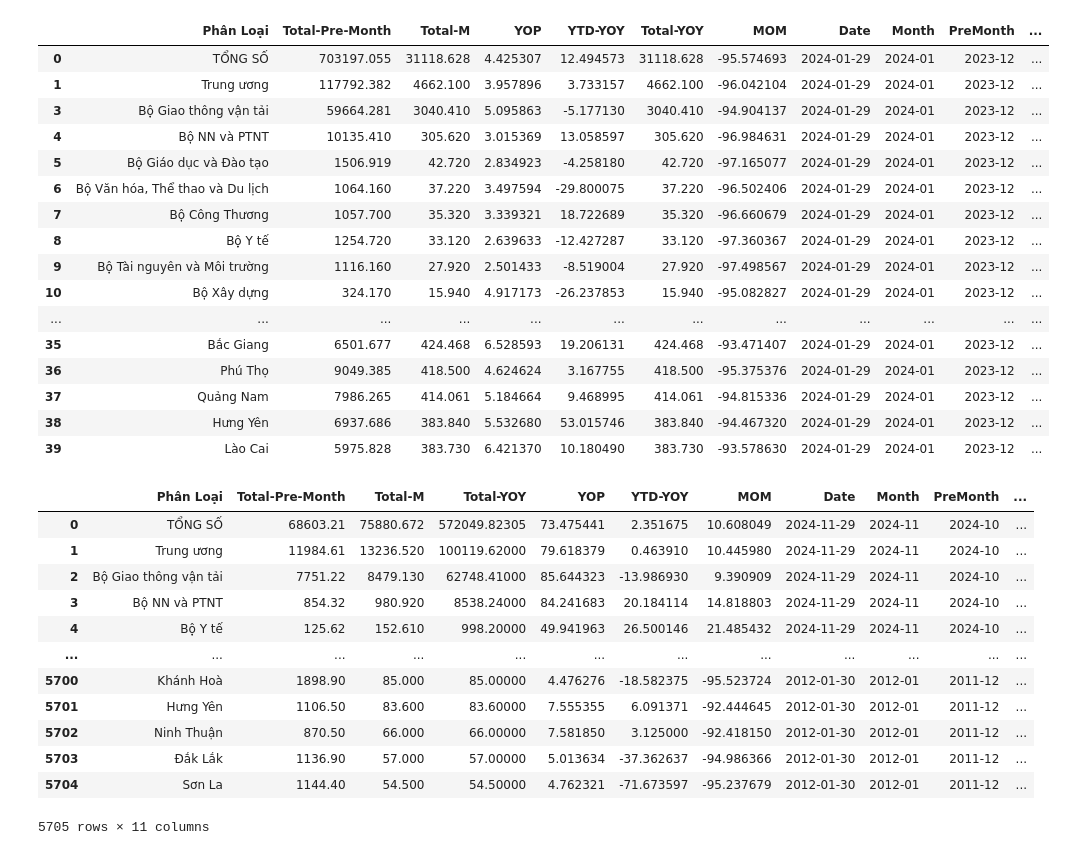
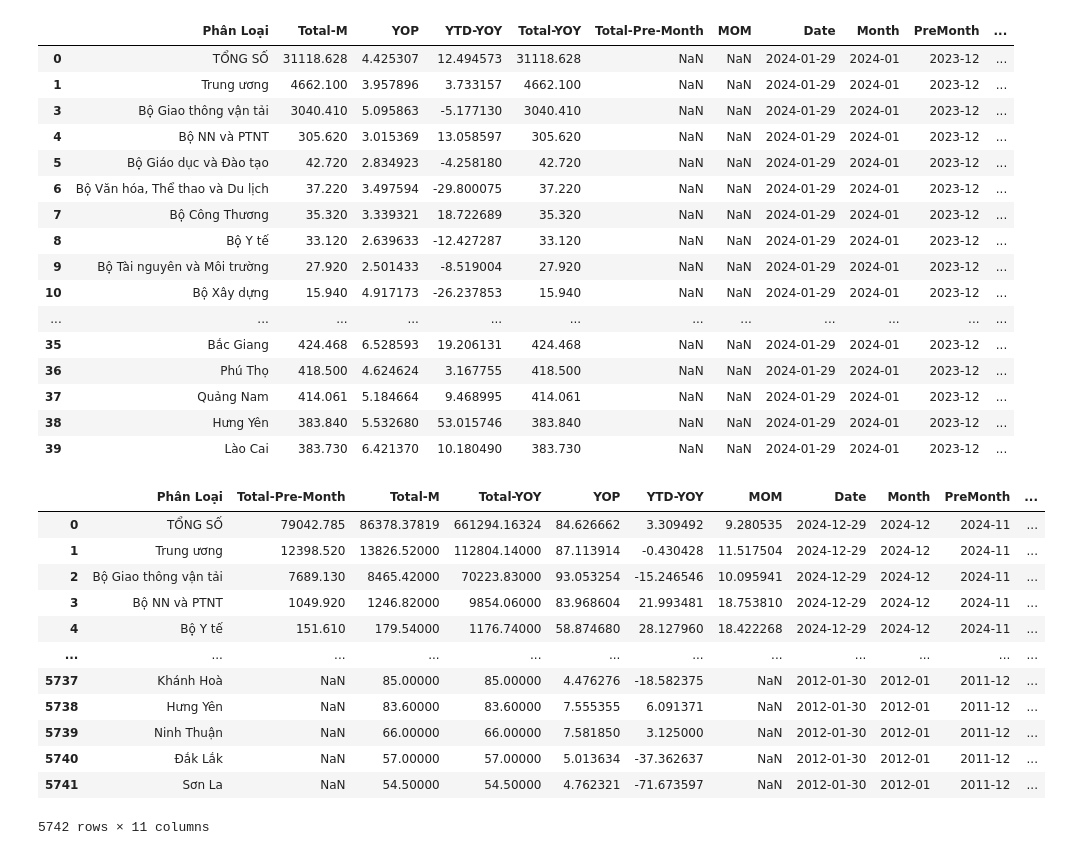
Before and after one commit to hiennguyen9874/vn-macroeconomics, a Jupyter notebook: notebooks/VDT.ipynb, the cells around one changed output. Saved outputs shown, nothing was run; the diff lists cells and outputs as text; code cells hidden in the pictures.

```diff
--- a/notebooks/VDT.ipynb
+++ b/notebooks/VDT.ipynb
@@ -193,10 +193,11 @@ def get_vdt(xl, sheet_name, date):
 
         df["YTD-YOY"] = df["YTD-YOY"] - 100
     elif len(df.columns) == 5 and int(date.split("-")[1]) == 1:
-        df.columns = ["Phân Loại", "Total-Pre-Month", "Total-M", "YOP", "YTD-YOY"]
+        df = df.drop(columns=df.columns[1])
+        df.columns = ["Phân Loại", "Total-M", "YOP", "YTD-YOY"]
         df["Total-YOY"] = df["Total-M"]
-
         df["YTD-YOY"] = df["YTD-YOY"] - 100
+        df['Total-Pre-Month'] = np.nan
     else:
         raise RuntimeError
 
@@ -216,50 +217,50 @@ def get_vdt(xl, sheet_name, date):
     df["Date"] = date
     df["Date"] = pd.to_datetime(df["Date"], dayfirst=False)
 
     df["Month"] = df["Date"].dt.strftime("%Y-%m")
 
     df["PreMonth"] = (
         df["Date"]
         .apply(
             lambda x: (
                 x.replace(month=x.month - 1, day=1)
                 if x.month > 1
                 else x.replace(year=x.year - 1, month=12, day=1)
             )
         )
         .dt.strftime("%Y-%m")
     )
 
     df["PreYearMonth"] = (
         df["Date"]
         .apply(lambda x: x.replace(year=x.year - 1, day=1))
         .dt.strftime("%Y-%m")
     )
 
     return df
 
 
 xl = pd.ExcelFile("../datas/2024-01-29-02-Bieu-T1-2024-1.xlsx")
 
 get_vdt(xl, find_sheet_name(xl.sheet_names), "2024-01-29")
 # %% [output]
-|  | Phân Loại | Total-Pre-Month | Total-M | YOP | YTD-YOY | Total-YOY | MOM | Date | Month | PreMonth | ... |
-| 0 | TỔNG SỐ | 703197.055 | 31118.628 | 4.425307 | 12.494573 | 31118.628 | -95.574693 | 2024-01-29 | 2024-01 | 2023-12 | ... |
-| 1 | Trung ương | 117792.382 | 4662.100 | 3.957896 | 3.733157 | 4662.100 | -96.042104 | 2024-01-29 | 2024-01 | 2023-12 | ... |
-| 3 | Bộ Giao thông vận tải | 59664.281 | 3040.410 | 5.095863 | -5.177130 | 3040.410 | -94.904137 | 2024-01-29 | 2024-01 | 2023-12 | ... |
-| 4 | Bộ NN và PTNT | 10135.410 | 305.620 | 3.015369 | 13.058597 | 305.620 | -96.984631 | 2024-01-29 | 2024-01 | 2023-12 | ... |
-| 5 | Bộ Giáo dục và Đào tạo | 1506.919 | 42.720 | 2.834923 | -4.258180 | 42.720 | -97.165077 | 2024-01-29 | 2024-01 | 2023-12 | ... |
-| 6 | Bộ Văn hóa, Thể thao và Du lịch | 1064.160 | 37.220 | 3.497594 | -29.800075 | 37.220 | -96.502406 | 2024-01-29 | 2024-01 | 2023-12 | ... |
-| 7 | Bộ Công Thương | 1057.700 | 35.320 | 3.339321 | 18.722689 | 35.320 | -96.660679 | 2024-01-29 | 2024-01 | 2023-12 | ... |
-| 8 | Bộ Y tế | 1254.720 | 33.120 | 2.639633 | -12.427287 | 33.120 | -97.360367 | 2024-01-29 | 2024-01 | 2023-12 | ... |
-| 9 | Bộ Tài nguyên và Môi trường | 1116.160 | 27.920 | 2.501433 | -8.519004 | 27.920 | -97.498567 | 2024-01-29 | 2024-01 | 2023-12 | ... |
-| 10 | Bộ Xây dựng | 324.170 | 15.940 | 4.917173 | -26.237853 | 15.940 | -95.082827 | 2024-01-29 | 2024-01 | 2023-12 | ... |
+|  | Phân Loại | Total-M | YOP | YTD-YOY | Total-YOY | Total-Pre-Month | MOM | Date | Month | PreMonth | ... |
+| 0 | TỔNG SỐ | 31118.628 | 4.425307 | 12.494573 | 31118.628 | NaN | NaN | 2024-01-29 | 2024-01 | 2023-12 | ... |
+| 1 | Trung ương | 4662.100 | 3.957896 | 3.733157 | 4662.100 | NaN | NaN | 2024-01-29 | 2024-01 | 2023-12 | ... |
+| 3 | Bộ Giao thông vận tải | 3040.410 | 5.095863 | -5.177130 | 3040.410 | NaN | NaN | 2024-01-29 | 2024-01 | 2023-12 | ... |
+| 4 | Bộ NN và PTNT | 305.620 | 3.015369 | 13.058597 | 305.620 | NaN | NaN | 2024-01-29 | 2024-01 | 2023-12 | ... |
+| 5 | Bộ Giáo dục và Đào tạo | 42.720 | 2.834923 | -4.258180 | 42.720 | NaN | NaN | 2024-01-29 | 2024-01 | 2023-12 | ... |
+| 6 | Bộ Văn hóa, Thể thao và Du lịch | 37.220 | 3.497594 | -29.800075 | 37.220 | NaN | NaN | 2024-01-29 | 2024-01 | 2023-12 | ... |
+| 7 | Bộ Công Thương | 35.320 | 3.339321 | 18.722689 | 35.320 | NaN | NaN | 2024-01-29 | 2024-01 | 2023-12 | ... |
+| 8 | Bộ Y tế | 33.120 | 2.639633 | -12.427287 | 33.120 | NaN | NaN | 2024-01-29 | 2024-01 | 2023-12 | ... |
+| 9 | Bộ Tài nguyên và Môi trường | 27.920 | 2.501433 | -8.519004 | 27.920 | NaN | NaN | 2024-01-29 | 2024-01 | 2023-12 | ... |
+| 10 | Bộ Xây dựng | 15.940 | 4.917173 | -26.237853 | 15.940 | NaN | NaN | 2024-01-29 | 2024-01 | 2023-12 | ... |
 | ... | ... | ... | ... | ... | ... | ... | ... | ... | ... | ... | ... |
-| 35 | Bắc Giang | 6501.677 | 424.468 | 6.528593 | 19.206131 | 424.468 | -93.471407 | 2024-01-29 | 2024-01 | 2023-12 | ... |
-| 36 | Phú Thọ | 9049.385 | 418.500 | 4.624624 | 3.167755 | 418.500 | -95.375376 | 2024-01-29 | 2024-01 | 2023-12 | ... |
-| 37 | Quảng Nam | 7986.265 | 414.061 | 5.184664 | 9.468995 | 414.061 | -94.815336 | 2024-01-29 | 2024-01 | 2023-12 | ... |
-| 38 | Hưng Yên | 6937.686 | 383.840 | 5.532680 | 53.015746 | 383.840 | -94.467320 | 2024-01-29 | 2024-01 | 2023-12 | ... |
-| 39 | Lào Cai | 5975.828 | 383.730 | 6.421370 | 10.180490 | 383.730 | -93.578630 | 2024-01-29 | 2024-01 | 2023-12 | ... |
+| 35 | Bắc Giang | 424.468 | 6.528593 | 19.206131 | 424.468 | NaN | NaN | 2024-01-29 | 2024-01 | 2023-12 | ... |
+| 36 | Phú Thọ | 418.500 | 4.624624 | 3.167755 | 418.500 | NaN | NaN | 2024-01-29 | 2024-01 | 2023-12 | ... |
+| 37 | Quảng Nam | 414.061 | 5.184664 | 9.468995 | 414.061 | NaN | NaN | 2024-01-29 | 2024-01 | 2023-12 | ... |
+| 38 | Hưng Yên | 383.840 | 5.532680 | 53.015746 | 383.840 | NaN | NaN | 2024-01-29 | 2024-01 | 2023-12 | ... |
+| 39 | Lào Cai | 383.730 | 6.421370 | 10.180490 | 383.730 | NaN | NaN | 2024-01-29 | 2024-01 | 2023-12 | ... |
 # %%
 import os
 import contextlib
@@ -297,18 +298,18 @@ dfs_vdt["Date"] = pd.to_datetime(dfs_vdt["Date"], dayfirst=False)
 dfs_vdt
 # %% [output]
 |  | Phân Loại | Total-Pre-Month | Total-M | Total-YOY | YOP | YTD-YOY | MOM | Date | Month | PreMonth | ... |
-| 0 | TỔNG SỐ | 68603.21 | 75880.672 | 572049.82305 | 73.475441 | 2.351675 | 10.608049 | 2024-11-29 | 2024-11 | 2024-10 | ... |
-| 1 | Trung ương | 11984.61 | 13236.520 | 100119.62000 | 79.618379 | 0.463910 | 10.445980 | 2024-11-29 | 2024-11 | 2024-10 | ... |
-| 2 | Bộ Giao thông vận tải | 7751.22 | 8479.130 | 62748.41000 | 85.644323 | -13.986930 | 9.390909 | 2024-11-29 | 2024-11 | 2024-10 | ... |
-| 3 | Bộ NN và PTNT | 854.32 | 980.920 | 8538.24000 | 84.241683 | 20.184114 | 14.818803 | 2024-11-29 | 2024-11 | 2024-10 | ... |
-| 4 | Bộ Y tế | 125.62 | 152.610 | 998.20000 | 49.941963 | 26.500146 | 21.485432 | 2024-11-29 | 2024-11 | 2024-10 | ... |
+| 0 | TỔNG SỐ | 79042.785 | 86378.37819 | 661294.16324 | 84.626662 | 3.309492 | 9.280535 | 2024-12-29 | 2024-12 | 2024-11 | ... |
+| 1 | Trung ương | 12398.520 | 13826.52000 | 112804.14000 | 87.113914 | -0.430428 | 11.517504 | 2024-12-29 | 2024-12 | 2024-11 | ... |
+| 2 | Bộ Giao thông vận tải | 7689.130 | 8465.42000 | 70223.83000 | 93.053254 | -15.246546 | 10.095941 | 2024-12-29 | 2024-12 | 2024-11 | ... |
+| 3 | Bộ NN và PTNT | 1049.920 | 1246.82000 | 9854.06000 | 83.968604 | 21.993481 | 18.753810 | 2024-12-29 | 2024-12 | 2024-11 | ... |
+| 4 | Bộ Y tế | 151.610 | 179.54000 | 1176.74000 | 58.874680 | 28.127960 | 18.422268 | 2024-12-29 | 2024-12 | 2024-11 | ... |
 | ... | ... | ... | ... | ... | ... | ... | ... | ... | ... | ... | ... |
-| 5700 | Khánh Hoà | 1898.90 | 85.000 | 85.00000 | 4.476276 | -18.582375 | -95.523724 | 2012-01-30 | 2012-01 | 2011-12 | ... |
-| 5701 | Hưng Yên | 1106.50 | 83.600 | 83.60000 | 7.555355 | 6.091371 | -92.444645 | 2012-01-30 | 2012-01 | 2011-12 | ... |
-| 5702 | Ninh Thuận | 870.50 | 66.000 | 66.00000 | 7.581850 | 3.125000 | -92.418150 | 2012-01-30 | 2012-01 | 2011-12 | ... |
-| 5703 | Đắk Lắk | 1136.90 | 57.000 | 57.00000 | 5.013634 | -37.362637 | -94.986366 | 2012-01-30 | 2012-01 | 2011-12 | ... |
-| 5704 | Sơn La | 1144.40 | 54.500 | 54.50000 | 4.762321 | -71.673597 | -95.237679 | 2012-01-30 | 2012-01 | 2011-12 | ... |
+| 5737 | Khánh Hoà | NaN | 85.00000 | 85.00000 | 4.476276 | -18.582375 | NaN | 2012-01-30 | 2012-01 | 2011-12 | ... |
+| 5738 | Hưng Yên | NaN | 83.60000 | 83.60000 | 7.555355 | 6.091371 | NaN | 2012-01-30 | 2012-01 | 2011-12 | ... |
+| 5739 | Ninh Thuận | NaN | 66.00000 | 66.00000 | 7.581850 | 3.125000 | NaN | 2012-01-30 | 2012-01 | 2011-12 | ... |
+| 5740 | Đắk Lắk | NaN | 57.00000 | 57.00000 | 5.013634 | -37.362637 | NaN | 2012-01-30 | 2012-01 | 2011-12 | ... |
+| 5741 | Sơn La | NaN | 54.50000 | 54.50000 | 4.762321 | -71.673597 | NaN | 2012-01-30 | 2012-01 | 2011-12 | ... |
-5705 rows × 11 columns
+5742 rows × 11 columns
 # %%
 convert_phan_loai = {
     "An Giang": "An Giang",
```
Also changed, not shown: parts of 3 cells of this notebook, 14 other files.
